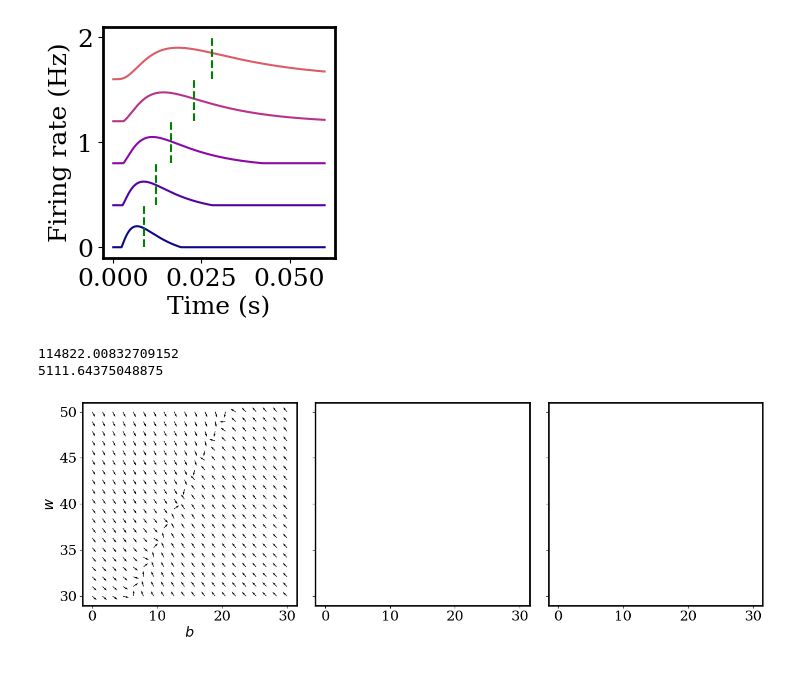
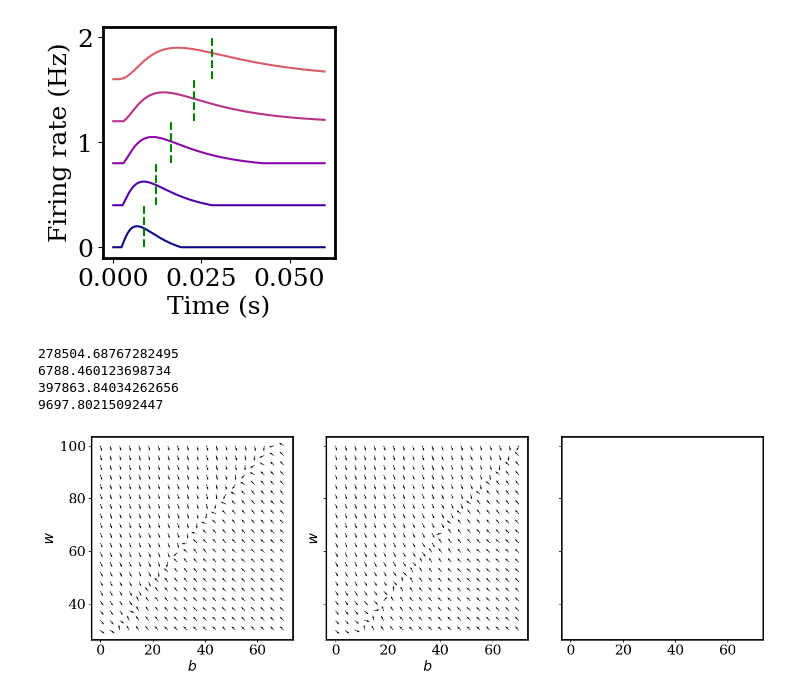
Before and after one commit to davidgbe/automated_plasticity_discovery, a Jupyter notebook: moment_control_longtailed_voltage.ipynb, the cells around one changed output. Drawn from its saved outputs; the diff is of its cells as text; code cells hidden in the pictures.

```diff
--- a/moment_control_longtailed_voltage.ipynb
+++ b/moment_control_longtailed_voltage.ipynb
@@ -131,10 +131,11 @@ b_set = 5000
 
 scale = 1.5
 fig, axs = plt.subplots(1, 3, figsize=(9 * scale, 3.2 * scale), sharex=True, sharey=True)
-w, b = np.meshgrid(np.linspace(30, 50, 20), np.linspace(0, 30, 20))
+w, b = np.meshgrid(np.linspace(30, 100, 20), np.linspace(0, 70, 20))
 
 # panel 1
-T = np.array([-5] * 400)
+T = np.array([0.007] * 400)
+T = np.log(T)
 a = np.array([1] * 400)
 
 w_coef_I1 = 0
@@ -150,47 +151,52 @@ delta_w, delta_b = comp_changes(t, w, b, a, T, w_set, b_set, 0.25, 5, w_coef_I1,
 norms = np.sqrt(np.square(delta_w) + np.square(delta_b))
 
 axs[0].quiver(b, w, delta_b / norms, delta_w / norms, color='black')
 
 axs[0].set_ylabel(r'$w$')
 axs[0].set_xlabel(r'$b$')
 
-# # panel 2
-# T = np.array([0.010])
-# a = np.array([10])
+# panel 1
+T = np.array([0.01] * 400)
+T = np.log(T)
+a = np.array([1] * 400)
 
-# delta_w, delta_b = comp_changes(w, b, a, T, w_set, b_set, 0.25, 0.25, w_coef_I1, w_coef_I2, b_coef_I1, b_coef_I2)
-# norms = np.sqrt(np.square(delta_w) + np.square(delta_b))
+w_coef_I1 = 0
+w_coef_I2 = 1
+b_coef_I1 = 1
+b_coef_I2 = 0
 
-# axs[1].quiver(b, w, delta_b / norms, delta_w / norms, color='black')
+dt = 0.00005
+t = np.linspace(0, 1, int(1 / dt))
 
-# fixed_points, valid_solns_mask = find_fixed_point(a, T, w_set, b_set, w_coef_I1=0, b_coef_I2=0)
-# fixed_point = fixed_points[0]
-# print(fixed_point)
-# axs[1].scatter(fixed_point[1], fixed_point[0], color='red')
+delta_w, delta_b = comp_changes(t, w, b, a, T, w_set, b_set, 0.25, 5, w_coef_I1, w_coef_I2, b_coef_I1, b_coef_I2)
 
-# derivs = comp_derivatives(np.array(fixed_point[0]), np.array(fixed_point[1]), a[0], T[0],
-#                           w_coef_I1=w_coef_I1, w_coef_I2=w_coef_I2, b_coef_I1=b_coef_I1, b_coef_I2=b_coef_I2)
-# derivs = np.array([[derivs[0], derivs[1]], [derivs[2], derivs[3]]])
-# print(np.linalg.eig(derivs))
+norms = np.sqrt(np.square(delta_w) + np.square(delta_b))
+
+axs[1].quiver(b, w, delta_b / norms, delta_w / norms, color='black')
+
+axs[1].set_ylabel(r'$w$')
+axs[1].set_xlabel(r'$b$')
 
 # # panel 3
 # T = np.array([0.012])
 # a = np.array([10])
 
 # delta_w, delta_b = comp_changes(w, b, a, T, w_set, b_set, 0.25, 0.25, w_coef_I1, w_coef_I2, b_coef_I1, b_coef_I2)
 # norms = np.sqrt(np.square(delta_w) + np.square(delta_b))
 
 # axs[2].quiver(b, w, delta_b / norms, delta_w / norms, color='black')
 
 # fixed_points, valid_solns_mask = find_fixed_point(a, T, w_set, b_set, w_coef_I1=0, b_coef_I2=0)
 # fixed_point = fixed_points[0]
 # print(fixed_point)
 # axs[2].scatter(fixed_point[1], fixed_point[0], color='red')
 
 # print(comp_derivatives(np.array(fixed_point[0]), np.array(fixed_point[1]), a[0], T[0]))
 
 fig.tight_layout()
 # %% [output]
-114822.00832709152
-5111.64375048875
+278504.68767282495
+6788.460123698734
+397863.84034262656
+9697.80215092447
-[figure, old version]
+[figure, new version]
```
Also changed, not shown: parts of 3 cells of this notebook.
